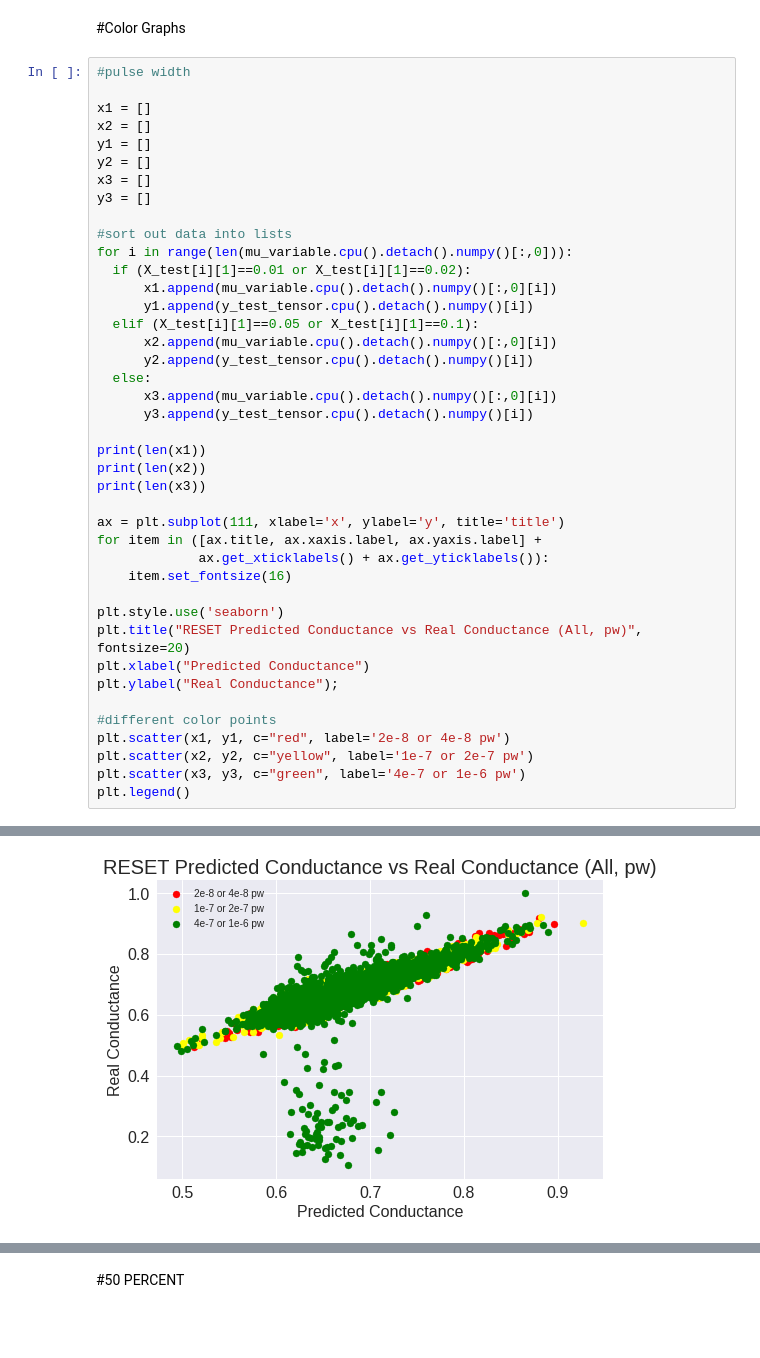
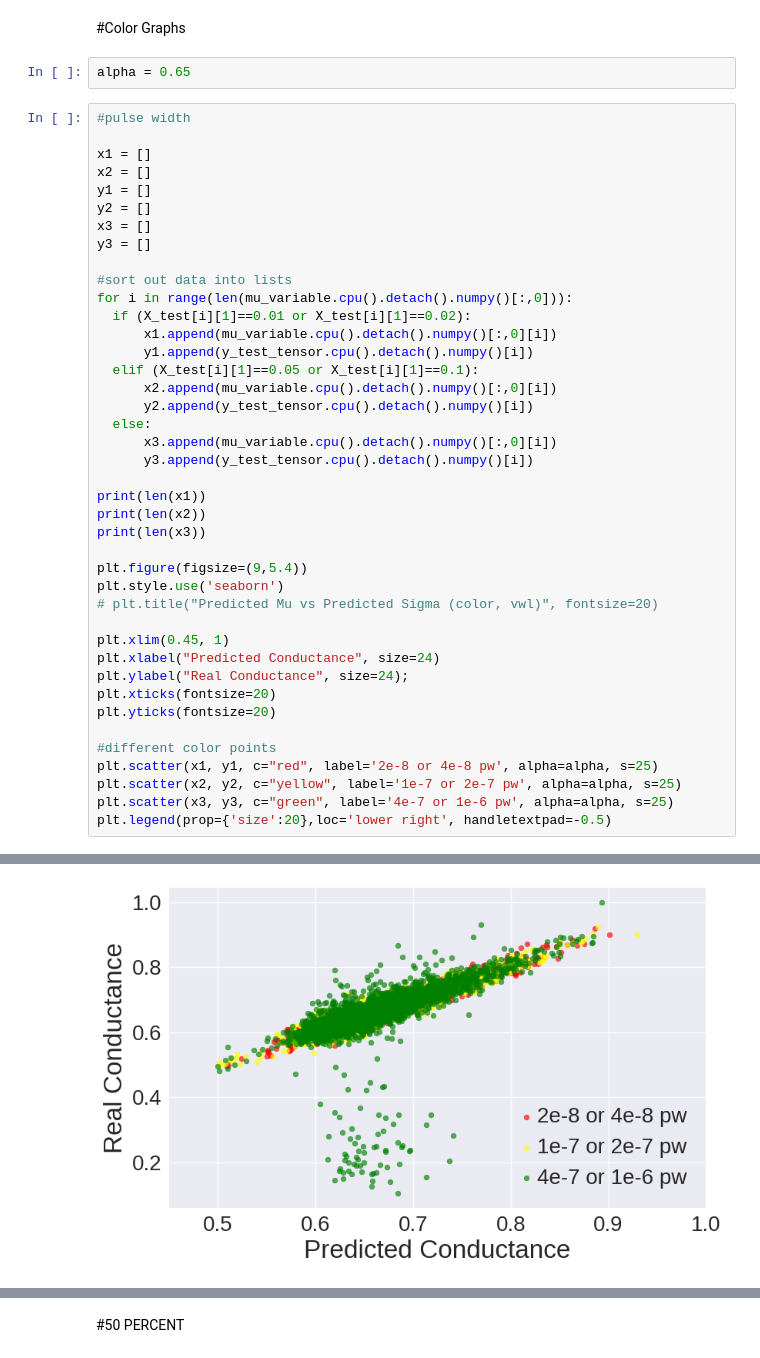
Before and after one commit to AaravWattal/RRAM-Models, a Jupyter notebook: FINAL_RESET_MDN_Visualizations.ipynb, the cells around one changed output, grey strips where cells are left out. Drawn from its saved outputs; the diff is of its cells as text; blank space fills up the shorter version.

Commit message:
RESET MLP

```diff
--- a/FINAL_RESET_MDN_Visualizations.ipynb
+++ b/FINAL_RESET_MDN_Visualizations.ipynb
@@ -393,5 +428,7 @@ array([[1.        , 0.75325585],
 # %% [markdown]
 #Color Graphs
+# %%
+alpha = 0.65
 # %%
 #pulse width
 
@@ -399,46 +436,46 @@ x1 = []
 x2 = []
 y1 = []
 y2 = []
 x3 = []
 y3 = []
 
 #sort out data into lists
 for i in range(len(mu_variable.cpu().detach().numpy()[:,0])):
   if (X_test[i][1]==0.01 or X_test[i][1]==0.02):
       x1.append(mu_variable.cpu().detach().numpy()[:,0][i])
       y1.append(y_test_tensor.cpu().detach().numpy()[i])
   elif (X_test[i][1]==0.05 or X_test[i][1]==0.1):
       x2.append(mu_variable.cpu().detach().numpy()[:,0][i])
       y2.append(y_test_tensor.cpu().detach().numpy()[i])
   else:
       x3.append(mu_variable.cpu().detach().numpy()[:,0][i])
       y3.append(y_test_tensor.cpu().detach().numpy()[i])
 
 print(len(x1))
 print(len(x2))
 print(len(x3))
 
-ax = plt.subplot(111, xlabel='x', ylabel='y', title='title')
-for item in ([ax.title, ax.xaxis.label, ax.yaxis.label] +
-             ax.get_xticklabels() + ax.get_yticklabels()):
-    item.set_fontsize(16)
+plt.figure(figsize=(9,5.4))
+plt.style.use('seaborn')
+# plt.title("Predicted Mu vs Predicted Sigma (color, vwl)", fontsize=20)
 
-plt.style.use('seaborn')
-plt.title("RESET Predicted Conductance vs Real Conductance (All, pw)", fontsize=20)
-plt.xlabel("Predicted Conductance")
-plt.ylabel("Real Conductance");
+plt.xlim(0.45, 1)
+plt.xlabel("Predicted Conductance", size=24)
+plt.ylabel("Real Conductance", size=24);
+plt.xticks(fontsize=20)
+plt.yticks(fontsize=20)
 
 #different color points
-plt.scatter(x1, y1, c="red", label='2e-8 or 4e-8 pw')
-plt.scatter(x2, y2, c="yellow", label='1e-7 or 2e-7 pw')
-plt.scatter(x3, y3, c="green", label='4e-7 or 1e-6 pw')
-plt.legend()
+plt.scatter(x1, y1, c="red", label='2e-8 or 4e-8 pw', alpha=alpha, s=25)
+plt.scatter(x2, y2, c="yellow", label='1e-7 or 2e-7 pw', alpha=alpha, s=25)
+plt.scatter(x3, y3, c="green", label='4e-7 or 1e-6 pw', alpha=alpha, s=25)
+plt.legend(prop={'size':20},loc='lower right', handletextpad=-0.5)
 # %% [output]
 2339
 2331
 3522
 <matplotlib.legend.Legend at 0x...>
-[figure, old version]
+[figure, new version]
 # %%
 #vwl
 
```
Also changed, not shown: parts of 15 cells of this notebook.
